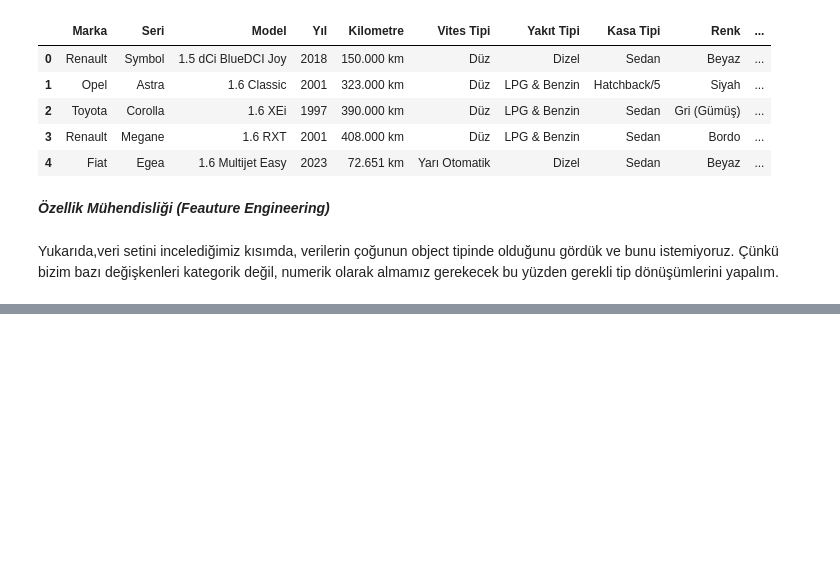
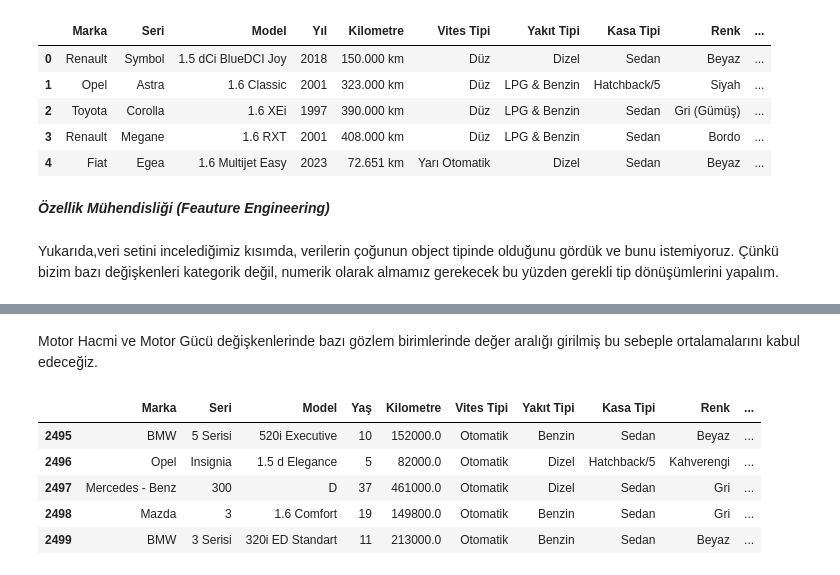
Before and after one commit to OnurFidan35/Car-Price-Prediction, a Jupyter notebook: sec.ipynb, the cells around one changed output, grey strips where cells are left out. Cells and saved outputs as stored; diff of their text form; code cells hidden in the pictures; blank space fills up the shorter version.

```diff
--- a/sec.ipynb
+++ b/sec.ipynb
@@ -192,0 +314,12 @@ Yukarıda,veri setini incelediğimiz kısımda, verilerin çoğunun object tipin
+# %% [markdown]
+Motor Hacmi ve Motor Gücü değişkenlerinde bazı gözlem birimlerinde değer aralığı girilmiş bu sebeple ortalamalarını kabul edeceğiz.
+# %%
+df["Motor Hacmi"]=df["Motor Hacmi"].str.replace("cc","").str.replace("cm3","").str.strip()
+df.tail()
+# %% [output]
+|  | Marka | Seri | Model | Yaş | Kilometre | Vites Tipi | Yakıt Tipi | Kasa Tipi | Renk | ... |
+| 2495 | BMW | 5 Serisi | 520i Executive | 10 | 152000.0 | Otomatik | Benzin | Sedan | Beyaz | ... |
+| 2496 | Opel | Insignia | 1.5 d Elegance | 5 | 82000.0 | Otomatik | Dizel | Hatchback/5 | Kahverengi | ... |
+| 2497 | Mercedes - Benz | 300 | D | 37 | 461000.0 | Otomatik | Dizel | Sedan | Gri | ... |
+| 2498 | Mazda | 3 | 1.6 Comfort | 19 | 149800.0 | Otomatik | Benzin | Sedan | Gri | ... |
+| 2499 | BMW | 3 Serisi | 320i ED Standart | 11 | 213000.0 | Otomatik | Benzin | Sedan | Beyaz | ... |
```
Also changed, not shown: parts of 102 cells of this notebook.
